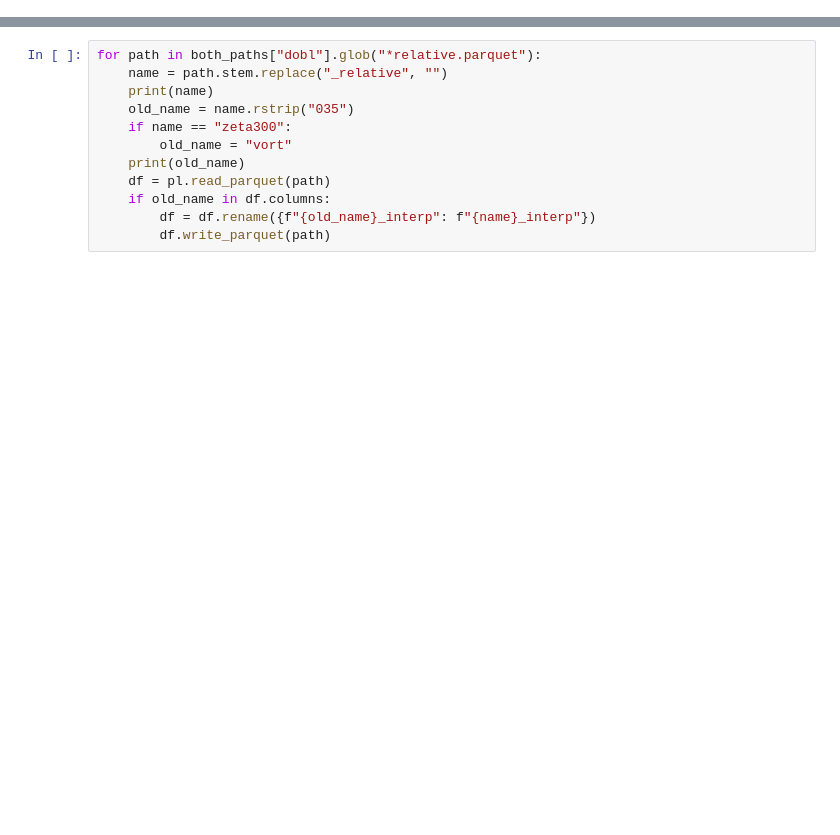
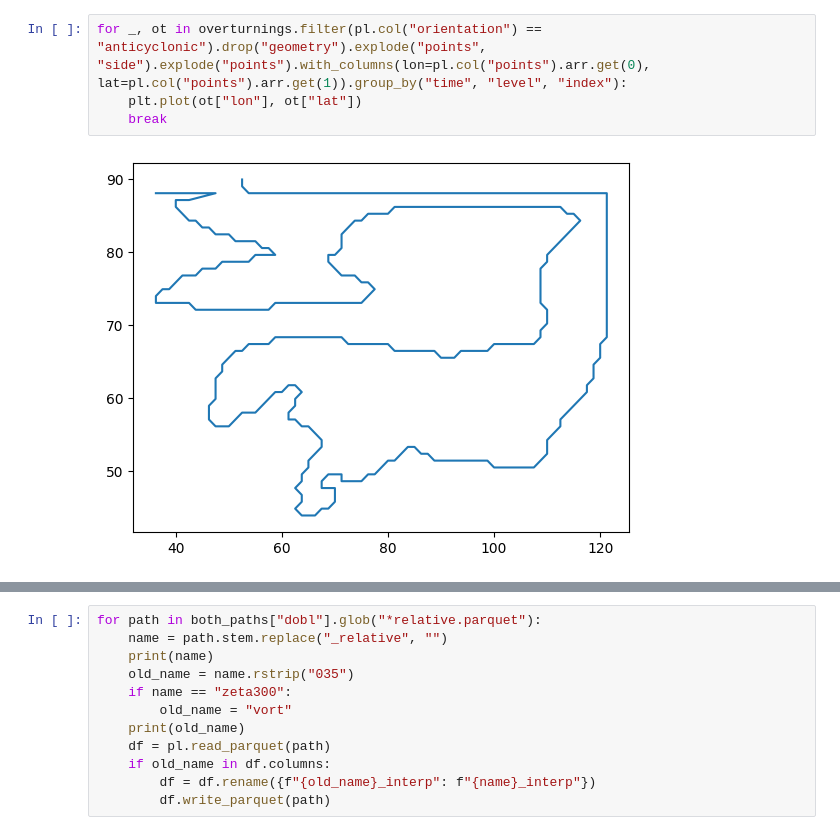
Before and after one commit to hbanderier/persistent-extremes-era5, a Jupyter notebook: Playgrounds/data_henrik_pg.ipynb, the cells around one changed output, grey strips where cells are left out. Cells and saved outputs as stored; diff of their text form; blank space fills up the shorter version.

```diff
--- a/Playgrounds/data_henrik_pg.ipynb
+++ b/Playgrounds/data_henrik_pg.ipynb
@@ -165,0 +463,6 @@ plt.hist(zeta300.values.ravel() * 1e5, bins=np.arange(1, 21, 1) - 0.5)
+# %%
+for _, ot in overturnings.filter(pl.col("orientation") == "anticyclonic").drop("geometry").explode("points", "side").explode("points").with_columns(lon=pl.col("points").arr.get(0), lat=pl.col("points").arr.get(1)).group_by("time", "level", "index"):
+    plt.plot(ot["lon"], ot["lat"])
+    break
+# %% [output]
+[figure, added]
```
Also changed, not shown: parts of 39 cells of this notebook, 3 other files.
